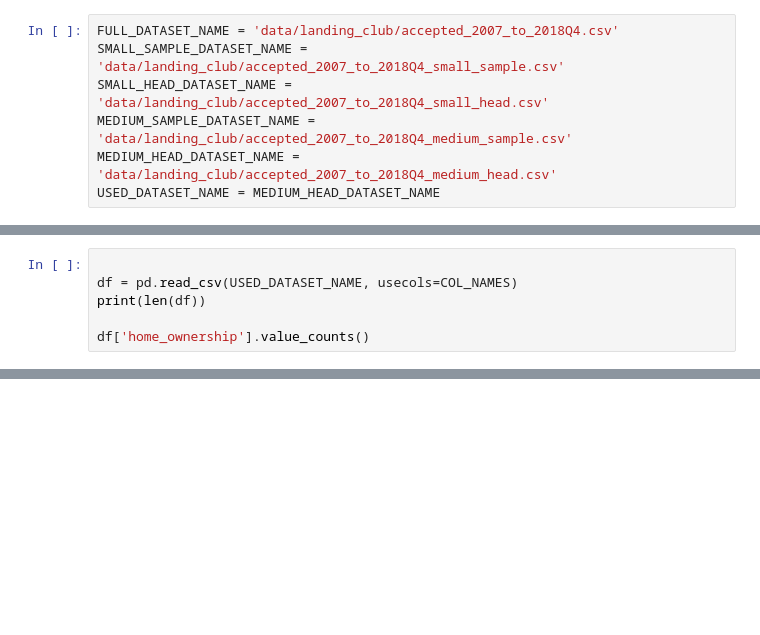
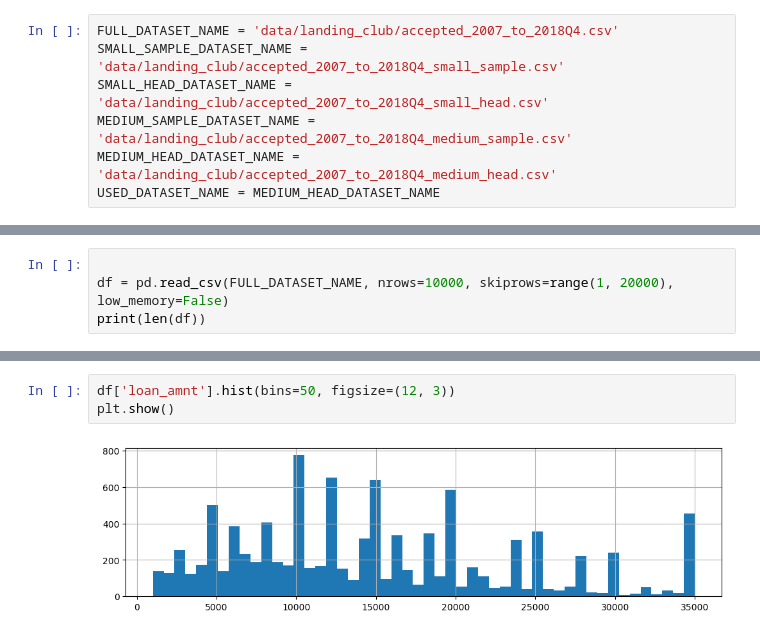
Before and after one commit to hvogeler/pytorch, a Jupyter notebook: landing_club/data_analysis.ipynb, the cells around one changed output, grey strips where cells are left out. Drawn from its saved outputs; the diff is of its cells as text; blank space fills up the shorter version.

```diff
--- a/landing_club/data_analysis.ipynb
+++ b/landing_club/data_analysis.ipynb
@@ -58,8 +29,6 @@ AAAAAAAA
 # %%
 
-df = pd.read_csv(USED_DATASET_NAME, usecols=COL_NAMES)
+df = pd.read_csv(FULL_DATASET_NAME, nrows=10000, skiprows=range(1, 20000), low_memory=False)
 print(len(df))
-
-df['home_ownership'].value_counts()
 # %% [output]
 10000
@@ -136,0 +75,5 @@ prepost.preprocess(35000.0, 'RENT', 110000.0)
+# %%
+df['loan_amnt'].hist(bins=50, figsize=(12, 3))
+plt.show()
+# %% [output]
+[figure, added]
```
Also changed, not shown: parts of 17 cells of this notebook, 3 other files.
